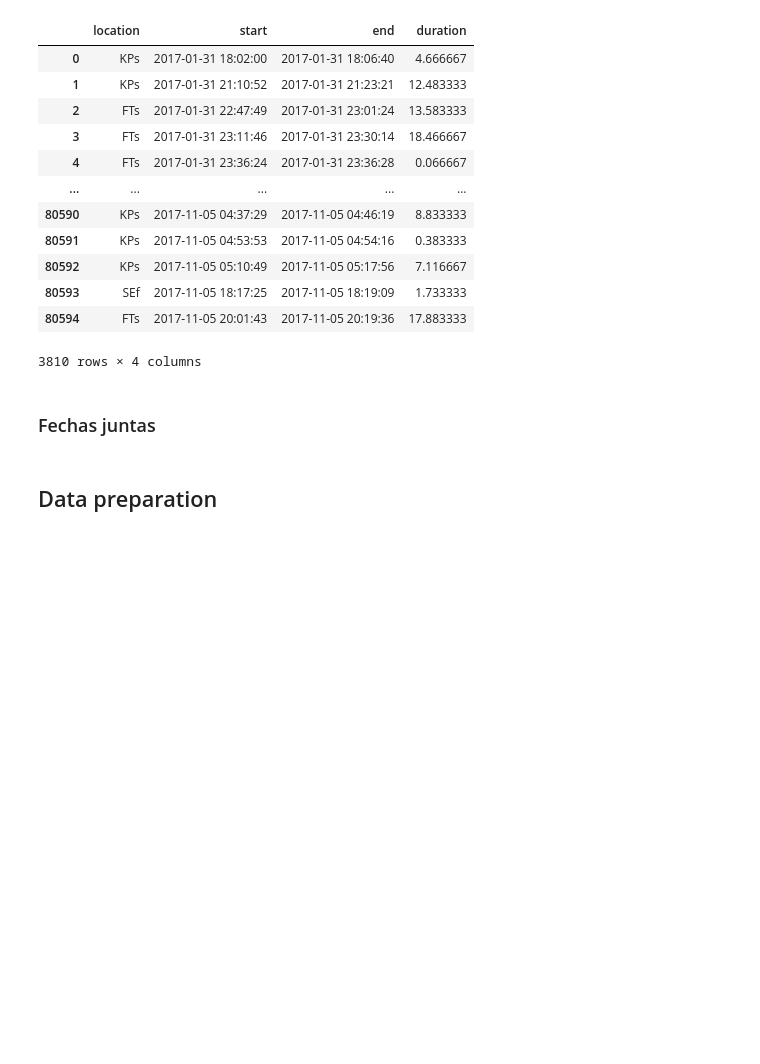
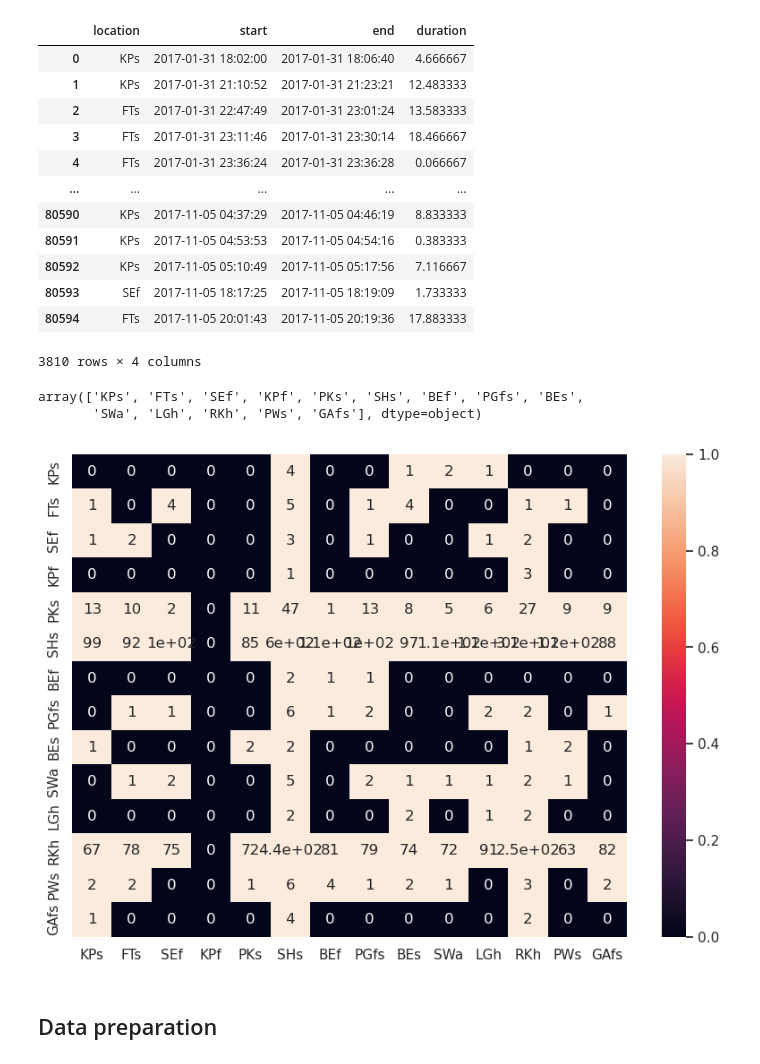
Before and after one commit to Caumel/DS_project_2022W, a Jupyter notebook: src/notebooks/RNNs_areas.ipynb, the cells around one changed output. Drawn from its saved outputs; the diff is of its cells as text; code cells hidden in the pictures; blank space fills up the shorter version.

```diff
--- a/src/notebooks/RNNs_areas.ipynb
+++ b/src/notebooks/RNNs_areas.ipynb
@@ -158,2 +63,0 @@ df_final.to_csv("../Join/telemetriedaten/areas.csv")
-# %% [markdown]
-### Fechas juntas
@@ -170,0 +64,36 @@ df.to_csv("../Join/telemetriedaten/position_per_wild_fiwi/DE.2011.14/DE.2011.14.
+# %%
+JG200902["location"].unique()
+# %% [output]
+array(['KPs', 'FTs', 'SEf', 'KPf', 'PKs', 'SHs', 'BEf', 'PGfs', 'BEs',
+       'SWa', 'LGh', 'RKh', 'PWs', 'GAfs'], dtype=object)
+# %%
+from sklearn.metrics import confusion_matrix
+import random
+
+list_y_test = list(JG200902["location"])
+list_y_pred = list(JG200902["location"])
+# random.shuffle(list_y_pred)
+# %%
+my_list = ['KPs', 'FTs', 'SEf', 'KPf', 'PKs', 'SHs', 'BEf', 'PGfs', 'BEs', 'SWa', 'LGh', 'RKh', 'PWs', 'GAfs']
+weights = [0.3,0.05,0.15,0.05,0.05,0.05,0.05,0.05,0.05,0.05,0.05,0.05,0.05,0]
+
+selected_item = random.choices(my_list, weights=weights, k=1)
+
+for index,item in enumerate(list_y_pred):
+    selected_item = random.choices(my_list, weights=weights, k=1)
+    list_y_pred[index] = selected_item[0]
+# %%
+plt.figure(figsize=(10,7))
+
+confusion_mat = confusion_matrix(list_y_test, list_y_pred)
+
+import seaborn as sns
+# sns.heatmap(confusion_mat, annot=True, vmin= 0 , vmax= 1 )
+classes = ['KPs', 'FTs', 'SEf', 'KPf', 'PKs', 'SHs', 'BEf', 'PGfs', 'BEs',
+       'SWa', 'LGh', 'RKh', 'PWs', 'GAfs']
+sns.set()
+
+ax = sns.heatmap(confusion_mat, annot=True, vmin= 0 , vmax= 1, xticklabels=classes, yticklabels=classes)
+plt.show()
+# %% [output]
+[figure, added]
```
Also changed, not shown: parts of 11 cells of this notebook, 3 other files.
